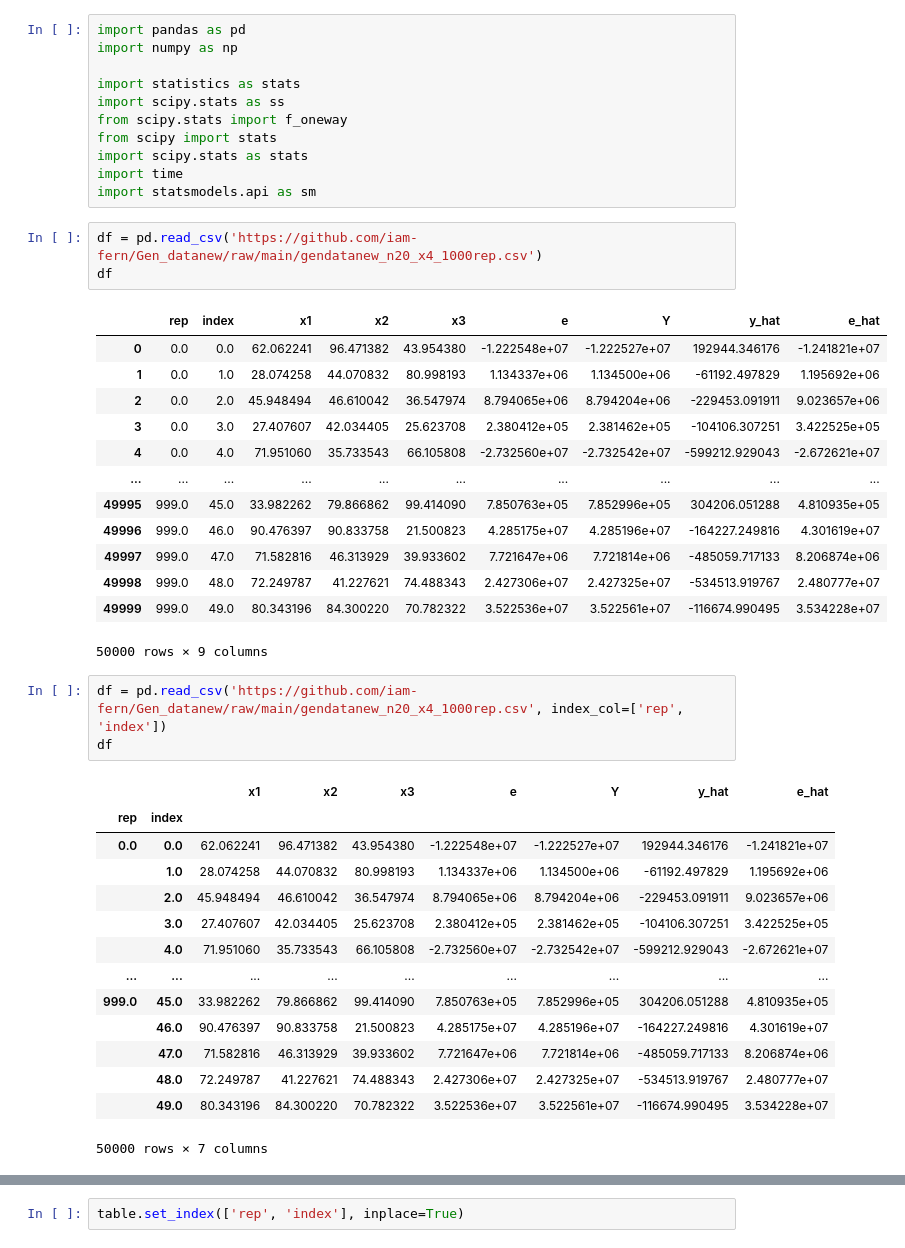
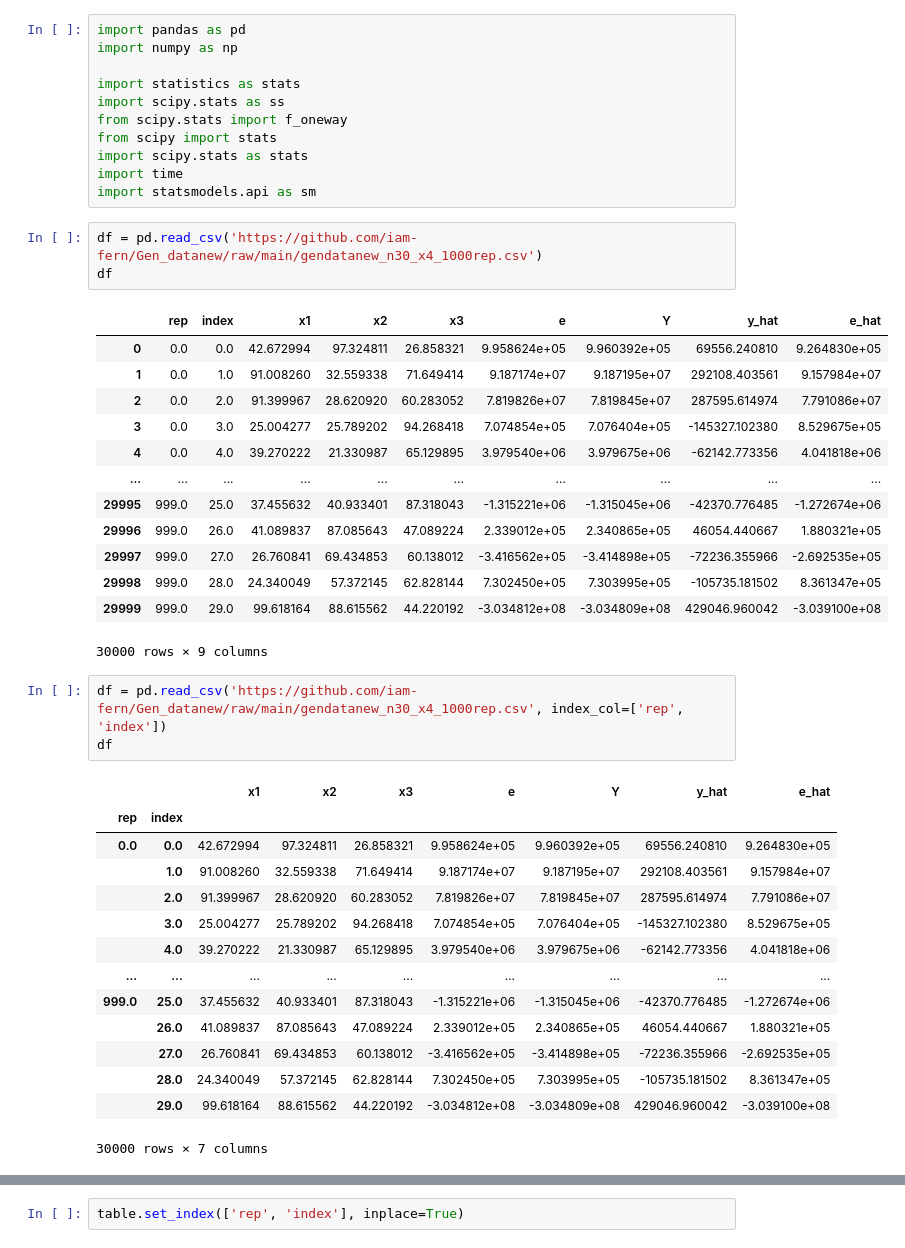
Before and after one commit to iam-fern/Gen_datanew, a Jupyter notebook: GQtest_loop_gendatanew_n20_x4_1000rep.ipynb, the cells around one changed output, grey strips where cells are left out. Drawn from its saved outputs; the diff is of its cells as text.

```diff
--- a/GQtest_loop_gendatanew_n20_x4_1000rep.ipynb
+++ b/GQtest_loop_gendatanew_n20_x4_1000rep.ipynb
@@ -12,40 +12,40 @@ import scipy.stats as stats
 import time
 import statsmodels.api as sm
 # %%
-df = pd.read_csv('https://github.com/iam-fern/Gen_datanew/raw/main/gendatanew_n20_x4_1000rep.csv')
+df = pd.read_csv('https://github.com/iam-fern/Gen_datanew/raw/main/gendatanew_n30_x4_1000rep.csv')
 df
 # %% [output]
 |  | rep | index | x1 | x2 | x3 | e | Y | y_hat | e_hat |
-| 0 | 0.0 | 0.0 | 62.062241 | 96.471382 | 43.954380 | -1.222548e+07 | -1.222527e+07 | 192944.346176 | -1.241821e+07 |
-| 1 | 0.0 | 1.0 | 28.074258 | 44.070832 | 80.998193 | 1.134337e+06 | 1.134500e+06 | -61192.497829 | 1.195692e+06 |
-| 2 | 0.0 | 2.0 | 45.948494 | 46.610042 | 36.547974 | 8.794065e+06 | 8.794204e+06 | -229453.091911 | 9.023657e+06 |
-| 3 | 0.0 | 3.0 | 27.407607 | 42.034405 | 25.623708 | 2.380412e+05 | 2.381462e+05 | -104106.307251 | 3.422525e+05 |
-| 4 | 0.0 | 4.0 | 71.951060 | 35.733543 | 66.105808 | -2.732560e+07 | -2.732542e+07 | -599212.929043 | -2.672621e+07 |
+| 0 | 0.0 | 0.0 | 42.672994 | 97.324811 | 26.858321 | 9.958624e+05 | 9.960392e+05 | 69556.240810 | 9.264830e+05 |
+| 1 | 0.0 | 1.0 | 91.008260 | 32.559338 | 71.649414 | 9.187174e+07 | 9.187195e+07 | 292108.403561 | 9.157984e+07 |
+| 2 | 0.0 | 2.0 | 91.399967 | 28.620920 | 60.283052 | 7.819826e+07 | 7.819845e+07 | 287595.614974 | 7.791086e+07 |
+| 3 | 0.0 | 3.0 | 25.004277 | 25.789202 | 94.268418 | 7.074854e+05 | 7.076404e+05 | -145327.102380 | 8.529675e+05 |
+| 4 | 0.0 | 4.0 | 39.270222 | 21.330987 | 65.129895 | 3.979540e+06 | 3.979675e+06 | -62142.773356 | 4.041818e+06 |
 | ... | ... | ... | ... | ... | ... | ... | ... | ... | ... |
-| 49995 | 999.0 | 45.0 | 33.982262 | 79.866862 | 99.414090 | 7.850763e+05 | 7.852996e+05 | 304206.051288 | 4.810935e+05 |
-| 49996 | 999.0 | 46.0 | 90.476397 | 90.833758 | 21.500823 | 4.285175e+07 | 4.285196e+07 | -164227.249816 | 4.301619e+07 |
-| 49997 | 999.0 | 47.0 | 71.582816 | 46.313929 | 39.933602 | 7.721647e+06 | 7.721814e+06 | -485059.717133 | 8.206874e+06 |
-| 49998 | 999.0 | 48.0 | 72.249787 | 41.227621 | 74.488343 | 2.427306e+07 | 2.427325e+07 | -534513.919767 | 2.480777e+07 |
-| 49999 | 999.0 | 49.0 | 80.343196 | 84.300220 | 70.782322 | 3.522536e+07 | 3.522561e+07 | -116674.990495 | 3.534228e+07 |
+| 29995 | 999.0 | 25.0 | 37.455632 | 40.933401 | 87.318043 | -1.315221e+06 | -1.315045e+06 | -42370.776485 | -1.272674e+06 |
+| 29996 | 999.0 | 26.0 | 41.089837 | 87.085643 | 47.089224 | 2.339012e+05 | 2.340865e+05 | 46054.440667 | 1.880321e+05 |
+| 29997 | 999.0 | 27.0 | 26.760841 | 69.434853 | 60.138012 | -3.416562e+05 | -3.414898e+05 | -72236.355966 | -2.692535e+05 |
+| 29998 | 999.0 | 28.0 | 24.340049 | 57.372145 | 62.828144 | 7.302450e+05 | 7.303995e+05 | -105735.181502 | 8.361347e+05 |
+| 29999 | 999.0 | 29.0 | 99.618164 | 88.615562 | 44.220192 | -3.034812e+08 | -3.034809e+08 | 429046.960042 | -3.039100e+08 |
-50000 rows × 9 columns
+30000 rows × 9 columns
 # %%
-df = pd.read_csv('https://github.com/iam-fern/Gen_datanew/raw/main/gendatanew_n20_x4_1000rep.csv', index_col=['rep', 'index'])
+df = pd.read_csv('https://github.com/iam-fern/Gen_datanew/raw/main/gendatanew_n30_x4_1000rep.csv', index_col=['rep', 'index'])
 df
 # %% [output]
 |  |  | x1 | x2 | x3 | e | Y | y_hat | e_hat |
 | rep | index |  |  |  |  |  |  |  |
-| 0.0 | 0.0 | 62.062241 | 96.471382 | 43.954380 | -1.222548e+07 | -1.222527e+07 | 192944.346176 | -1.241821e+07 |
-|  | 1.0 | 28.074258 | 44.070832 | 80.998193 | 1.134337e+06 | 1.134500e+06 | -61192.497829 | 1.195692e+06 |
-|  | 2.0 | 45.948494 | 46.610042 | 36.547974 | 8.794065e+06 | 8.794204e+06 | -229453.091911 | 9.023657e+06 |
-|  | 3.0 | 27.407607 | 42.034405 | 25.623708 | 2.380412e+05 | 2.381462e+05 | -104106.307251 | 3.422525e+05 |
-|  | 4.0 | 71.951060 | 35.733543 | 66.105808 | -2.732560e+07 | -2.732542e+07 | -599212.929043 | -2.672621e+07 |
+| 0.0 | 0.0 | 42.672994 | 97.324811 | 26.858321 | 9.958624e+05 | 9.960392e+05 | 69556.240810 | 9.264830e+05 |
+|  | 1.0 | 91.008260 | 32.559338 | 71.649414 | 9.187174e+07 | 9.187195e+07 | 292108.403561 | 9.157984e+07 |
+|  | 2.0 | 91.399967 | 28.620920 | 60.283052 | 7.819826e+07 | 7.819845e+07 | 287595.614974 | 7.791086e+07 |
+|  | 3.0 | 25.004277 | 25.789202 | 94.268418 | 7.074854e+05 | 7.076404e+05 | -145327.102380 | 8.529675e+05 |
+|  | 4.0 | 39.270222 | 21.330987 | 65.129895 | 3.979540e+06 | 3.979675e+06 | -62142.773356 | 4.041818e+06 |
 | ... | ... | ... | ... | ... | ... | ... | ... | ... |
-| 999.0 | 45.0 | 33.982262 | 79.866862 | 99.414090 | 7.850763e+05 | 7.852996e+05 | 304206.051288 | 4.810935e+05 |
-|  | 46.0 | 90.476397 | 90.833758 | 21.500823 | 4.285175e+07 | 4.285196e+07 | -164227.249816 | 4.301619e+07 |
-|  | 47.0 | 71.582816 | 46.313929 | 39.933602 | 7.721647e+06 | 7.721814e+06 | -485059.717133 | 8.206874e+06 |
-|  | 48.0 | 72.249787 | 41.227621 | 74.488343 | 2.427306e+07 | 2.427325e+07 | -534513.919767 | 2.480777e+07 |
-|  | 49.0 | 80.343196 | 84.300220 | 70.782322 | 3.522536e+07 | 3.522561e+07 | -116674.990495 | 3.534228e+07 |
+| 999.0 | 25.0 | 37.455632 | 40.933401 | 87.318043 | -1.315221e+06 | -1.315045e+06 | -42370.776485 | -1.272674e+06 |
+|  | 26.0 | 41.089837 | 87.085643 | 47.089224 | 2.339012e+05 | 2.340865e+05 | 46054.440667 | 1.880321e+05 |
+|  | 27.0 | 26.760841 | 69.434853 | 60.138012 | -3.416562e+05 | -3.414898e+05 | -72236.355966 | -2.692535e+05 |
+|  | 28.0 | 24.340049 | 57.372145 | 62.828144 | 7.302450e+05 | 7.303995e+05 | -105735.181502 | 8.361347e+05 |
+|  | 29.0 | 99.618164 | 88.615562 | 44.220192 | -3.034812e+08 | -3.034809e+08 | 429046.960042 | -3.039100e+08 |
-50000 rows × 7 columns
+30000 rows × 7 columns
 # %%
 # ลบข้อมูลที่มี missing values
 table = df.dropna()
```
Also changed, not shown: parts of 5 cells of this notebook.
